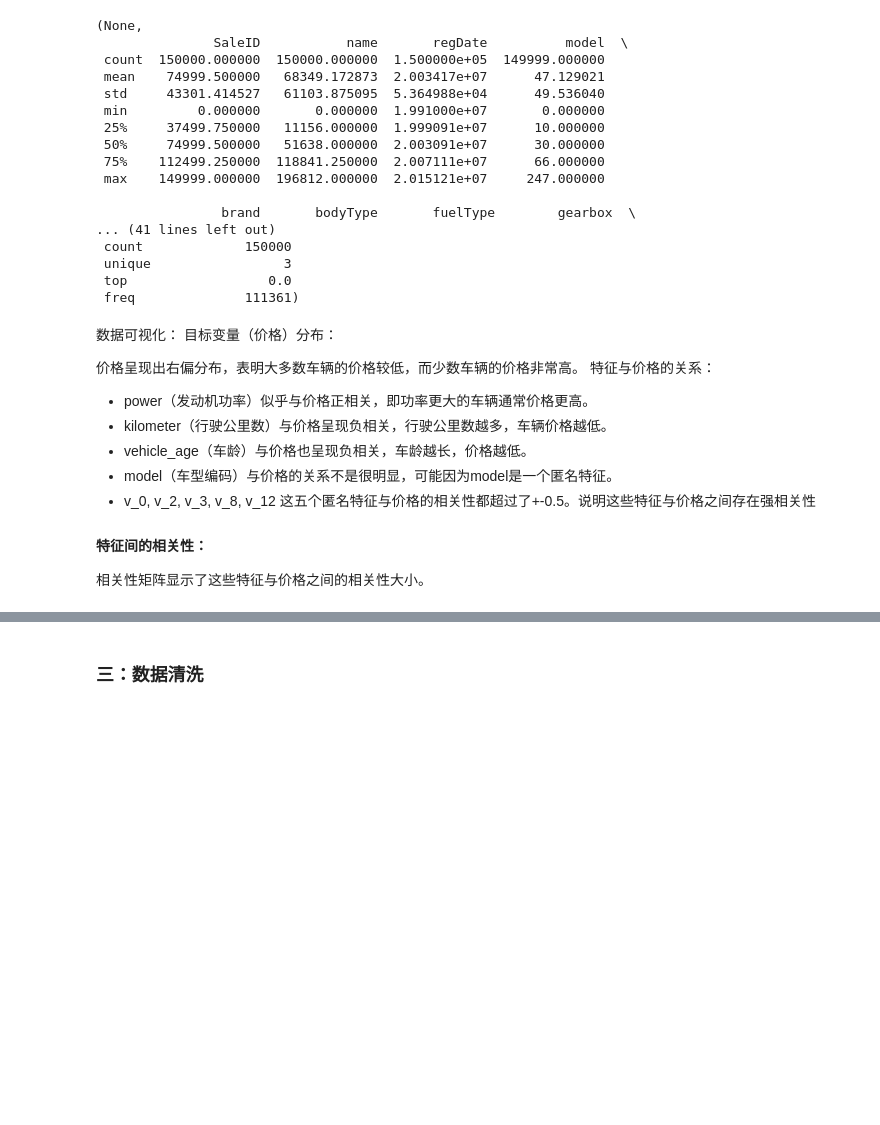
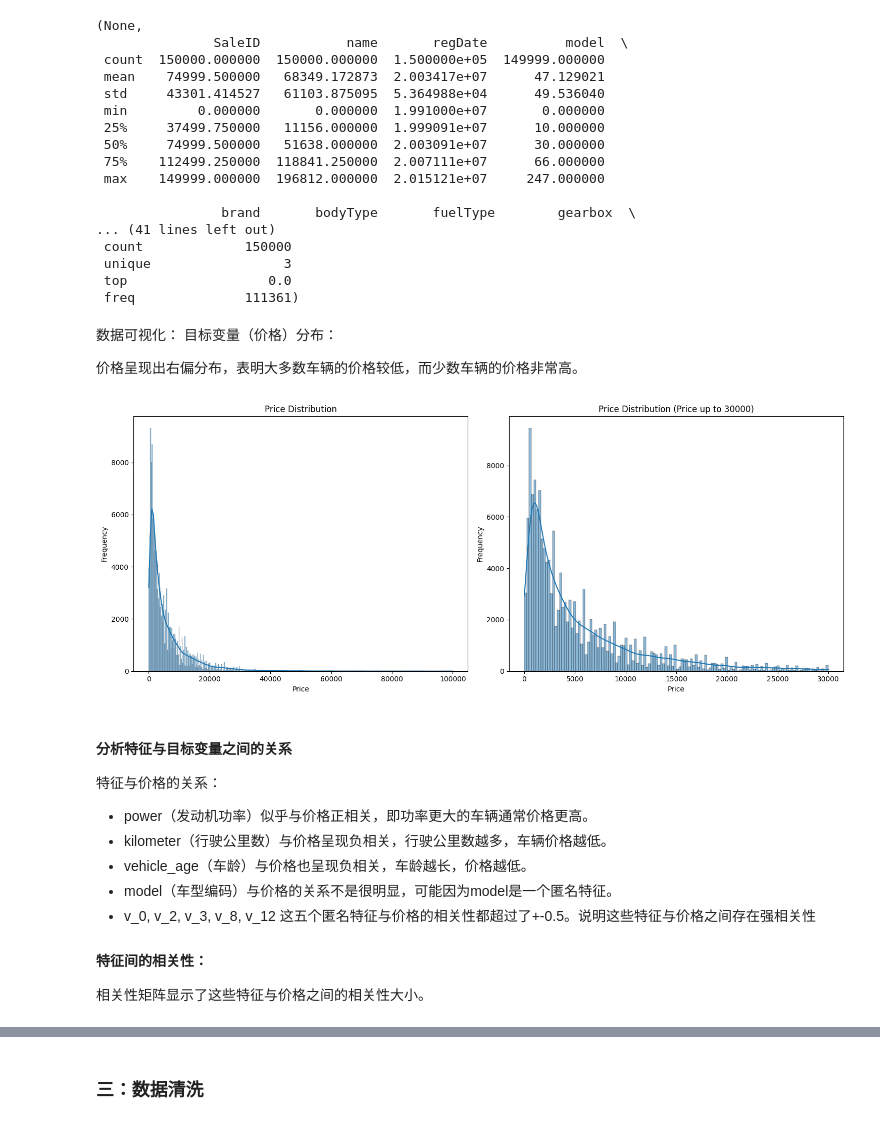
Before and after one commit to hongxuelei/sufe, a Jupyter notebook: 大数据商业实战/机器学习之二手车价格预测/UsedCarPriceForecast.ipynb, the cells around one changed output, grey strips where cells are left out. Saved outputs shown, nothing was run; the diff lists cells and outputs as text; code cells hidden in the pictures; blank space fills up the shorter version.

```diff
--- a/大数据商业实战/机器学习之二手车价格预测/UsedCarPriceForecast.ipynb
+++ b/大数据商业实战/机器学习之二手车价格预测/UsedCarPriceForecast.ipynb
@@ -170,11 +170,41 @@ memory usage: 35.5+ MB
  unique                 3
  top                  0.0
  freq              111361)
+# %% [markdown]
+数据可视化：
+目标变量（价格）分布：
+
+价格呈现出右偏分布，表明大多数车辆的价格较低，而少数车辆的价格非常高。
+# %%
+# 探索性数据分析（EDA）
+
+# 分析目标变量'price'的分布
+
+# 创建一个包含两个子图的图表
+plt.figure(figsize=(15, 6))
+
+# 第一个子图：保持原样
+plt.subplot(1, 2, 1)  # 1行2列的第一个
+sns.histplot(train_data['price'], kde=True)
+plt.title('Price Distribution')
+plt.xlabel('Price')
+plt.ylabel('Frequency')
+
+# 第二个子图：X轴取值范围修改为0到60000
+plt.subplot(1, 2, 2)  # 1行2列的第二个
+sns.histplot(train_data[train_data['price'] <= 30000]['price'], kde=True)
+plt.title('Price Distribution (Price up to 30000)')
+plt.xlabel('Price')
+plt.ylabel('Frequency')
+
+# 显示图表
+plt.tight_layout()  # 调整子图布局
+plt.show()
+# %% [output]
+[figure, added]
 # %% [markdown]
-数据可视化：
-目标变量（价格）分布：
+#### 分析特征与目标变量之间的关系
 
-价格呈现出右偏分布，表明大多数车辆的价格较低，而少数车辆的价格非常高。
 特征与价格的关系：
 
 - power（发动机功率）似乎与价格正相关，即功率更大的车辆通常价格更高。
```
Also changed, not shown: parts of 7 cells of this notebook.
